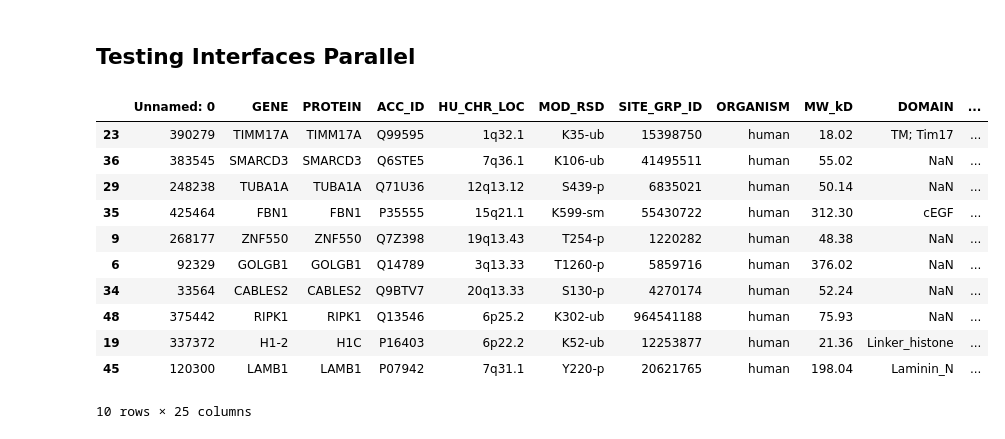
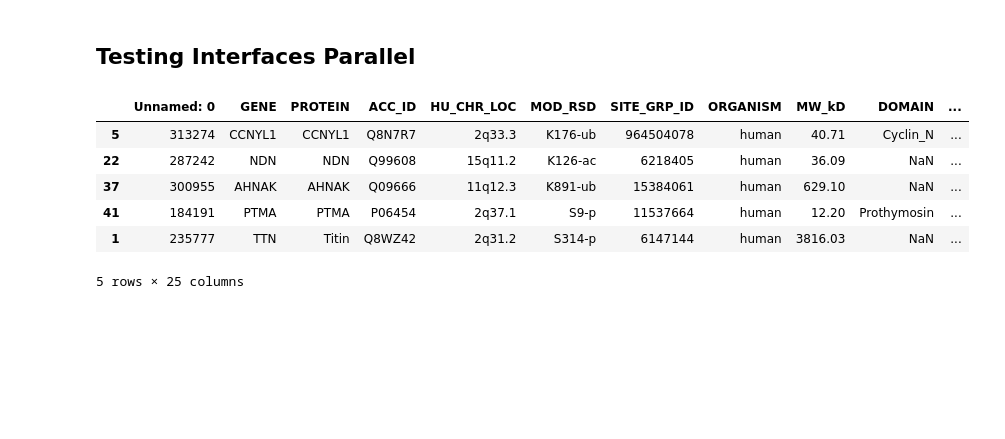
Before and after one commit to PhenoMeters/pheno_analysis, a Jupyter notebook: parallel_pocket_testing.ipynb, the cells around one changed output. Saved outputs shown, nothing was run; the diff lists cells and outputs as text; code cells hidden in the pictures; blank space fills up the shorter version.

```diff
--- a/parallel_pocket_testing.ipynb
+++ b/parallel_pocket_testing.ipynb
@@ -111,20 +141,15 @@ list_to_export[1]
 # %% [markdown]
 ## Testing Interfaces Parallel
 # %%
-psp_data = pd.read_csv("/people/imal967/git_repos/pheno_analysis/test_psp.csv").sample(n = 10)
+psp_data = pd.read_csv("/people/imal967/git_repos/pheno_analysis/test_psp.csv").sample(n = 5)
 output_location = "/people/imal967/git_repos/pheno_analysis/merged_interfaces.csv"
 psp_data
 # %% [output]
 |  | Unnamed: 0 | GENE | PROTEIN | ACC_ID | HU_CHR_LOC | MOD_RSD | SITE_GRP_ID | ORGANISM | MW_kD | DOMAIN | ... |
-| 23 | 390279 | TIMM17A | TIMM17A | Q99595 | 1q32.1 | K35-ub | 15398750 | human | 18.02 | TM; Tim17 | ... |
-| 36 | 383545 | SMARCD3 | SMARCD3 | Q6STE5 | 7q36.1 | K106-ub | 41495511 | human | 55.02 | NaN | ... |
-| 29 | 248238 | TUBA1A | TUBA1A | Q71U36 | 12q13.12 | S439-p | 6835021 | human | 50.14 | NaN | ... |
-| 35 | 425464 | FBN1 | FBN1 | P35555 | 15q21.1 | K599-sm | 55430722 | human | 312.30 | cEGF | ... |
-| 9 | 268177 | ZNF550 | ZNF550 | Q7Z398 | 19q13.43 | T254-p | 1220282 | human | 48.38 | NaN | ... |
-| 6 | 92329 | GOLGB1 | GOLGB1 | Q14789 | 3q13.33 | T1260-p | 5859716 | human | 376.02 | NaN | ... |
-| 34 | 33564 | CABLES2 | CABLES2 | Q9BTV7 | 20q13.33 | S130-p | 4270174 | human | 52.24 | NaN | ... |
-| 48 | 375442 | RIPK1 | RIPK1 | Q13546 | 6p25.2 | K302-ub | 964541188 | human | 75.93 | NaN | ... |
-| 19 | 337372 | H1-2 | H1C | P16403 | 6p22.2 | K52-ub | 12253877 | human | 21.36 | Linker_histone | ... |
-| 45 | 120300 | LAMB1 | LAMB1 | P07942 | 7q31.1 | Y220-p | 20621765 | human | 198.04 | Laminin_N | ... |
+| 5 | 313274 | CCNYL1 | CCNYL1 | Q8N7R7 | 2q33.3 | K176-ub | 964504078 | human | 40.71 | Cyclin_N | ... |
+| 22 | 287242 | NDN | NDN | Q99608 | 15q11.2 | K126-ac | 6218405 | human | 36.09 | NaN | ... |
+| 37 | 300955 | AHNAK | AHNAK | Q09666 | 11q12.3 | K891-ub | 15384061 | human | 629.10 | NaN | ... |
+| 41 | 184191 | PTMA | PTMA | P06454 | 2q37.1 | S9-p | 11537664 | human | 12.20 | Prothymosin | ... |
+| 1 | 235777 | TTN | Titin | Q8WZ42 | 2q31.2 | S314-p | 6147144 | human | 3816.03 | NaN | ... |
-10 rows × 25 columns
+5 rows × 25 columns
 # %%
```
Also changed, not shown: parts of 22 cells of this notebook, 4 other files.
